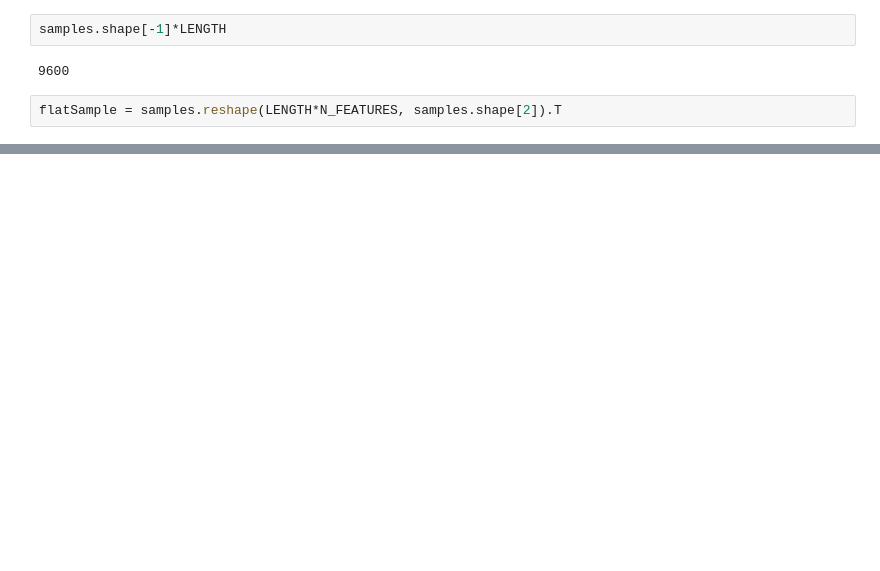
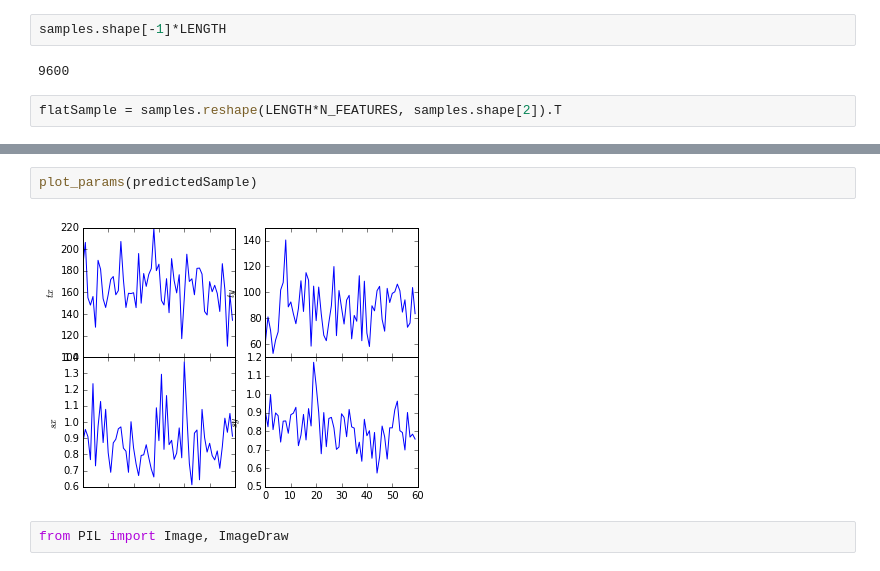
Before and after one commit to jccaicedo/localization-agent, a Jupyter notebook: notebooks/Trajectory generative model.ipynb, the cells around one changed output, grey strips where cells are left out. Cells and saved outputs as stored; diff of their text form; blank space fills up the shorter version.

```diff
--- a/notebooks/Trajectory generative model.ipynb
+++ b/notebooks/Trajectory generative model.ipynb
@@ -104,0 +120,6 @@ plot_params(predictedSample[20,:].reshape(LENGTH, N_FEATURES))
+# %%
+plot_params(predictedSample)
+# %% [output]
+[figure, added]
+# %%
+from PIL import Image, ImageDraw
```
Also changed, not shown: parts of 23 cells of this notebook.
